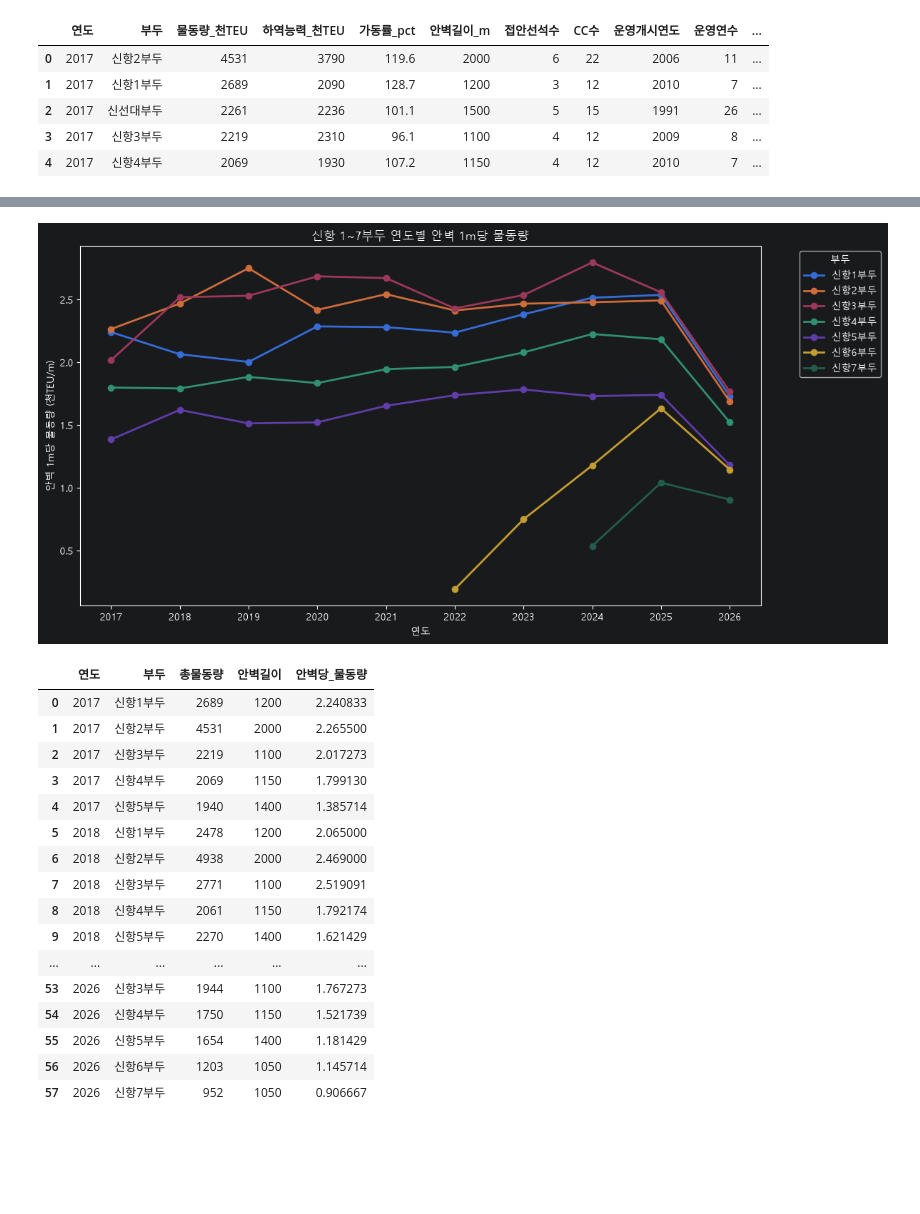
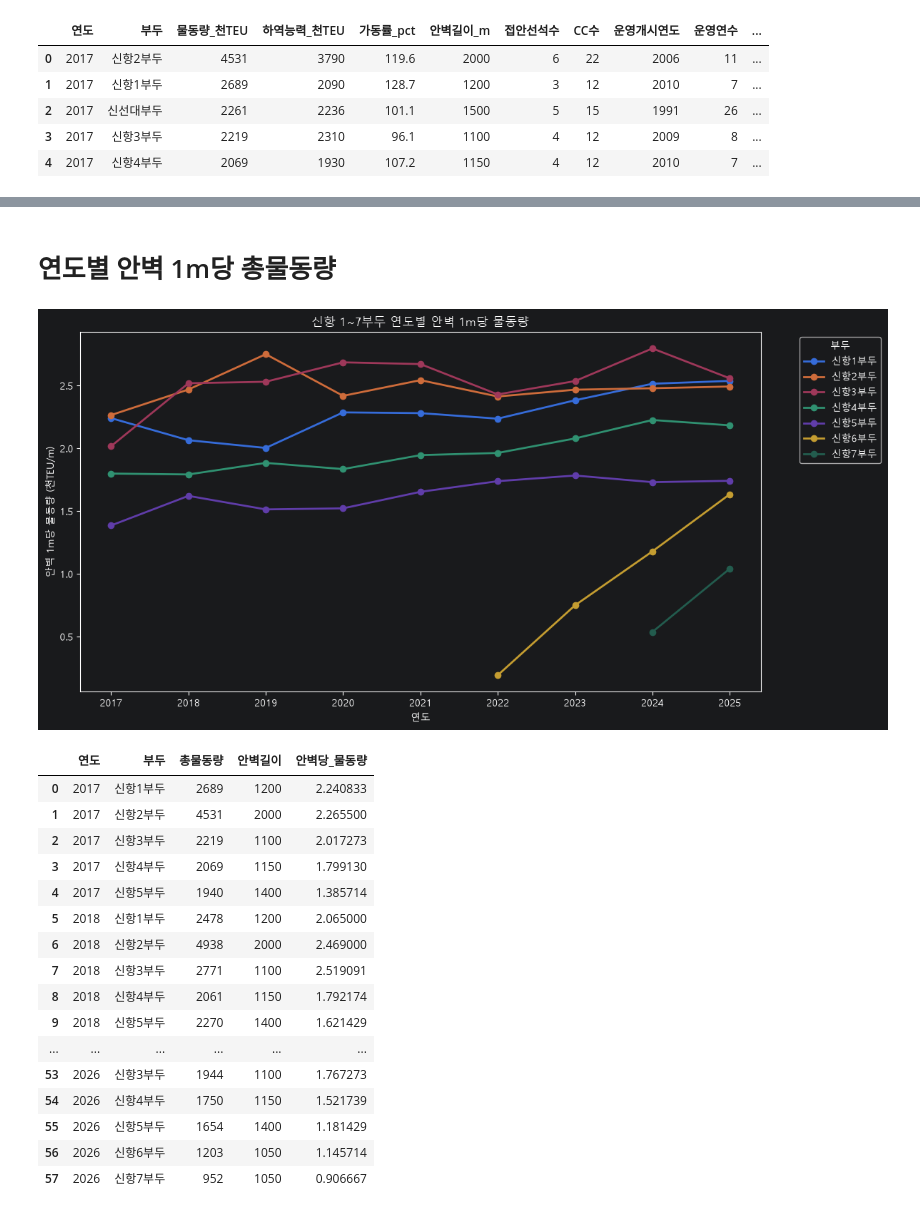
Before and after one commit to BUSAN-IS-SMART/Final_Project, a Jupyter notebook: EDA/EDA_sk.ipynb, the cells around one changed output, grey strips where cells are left out. Cells and saved outputs as stored; diff of their text form; code cells hidden in the pictures; blank space fills up the shorter version.

```diff
--- a/EDA/EDA_sk.ipynb
+++ b/EDA/EDA_sk.ipynb
@@ -112,3 +115,5 @@ display(pivot_df)
+# %% [markdown]
+# 연도별 안벽 1m당 총물동량
 # %%
 
 # 2. 신항 1~7부두 선택
@@ -148,34 +153,36 @@ pivot_df = pivot_df.reindex(columns=target_ports)
 # 7. 한글 폰트 설정
 plt.rcParams['font.family'] = 'Malgun Gothic'
 plt.rcParams['axes.unicode_minus'] = False
 
 # 8. 그래프 생성
+# 7. 라인그래프 생성
+pivot_df = pivot_df[pivot_df.index != 2026]
 pivot_df.plot(
     kind='line',
     marker='o',
     figsize=(12, 6),
     linewidth=2
 )
 
 # 9. 그래프 설정
 plt.title('신항 1~7부두 연도별 안벽 1m당 물동량')
 plt.xlabel('연도')
 plt.ylabel('안벽 1m당 물동량 (천TEU/m)')
 plt.xticks(rotation=0)
 plt.xticks(ticks=pivot_df.index, rotation=0)
 plt.legend(
     title='부두',
     bbox_to_anchor=(1.05, 1),
     loc='upper left'
 )
 
 plt.tight_layout()
 plt.show()
 
 # 10. 계산 결과 표 출력
 display(grouped)
 # %% [output]
-[figure, old version]
+[figure, new version]
 |  | 연도 | 부두 | 총물동량 | 안벽길이 | 안벽당_물동량 |
 | 0 | 2017 | 신항1부두 | 2689 | 1200 | 2.240833 |
 | 1 | 2017 | 신항2부두 | 4531 | 2000 | 2.265500 |
```
Also changed, not shown: parts of 2 cells of this notebook.
